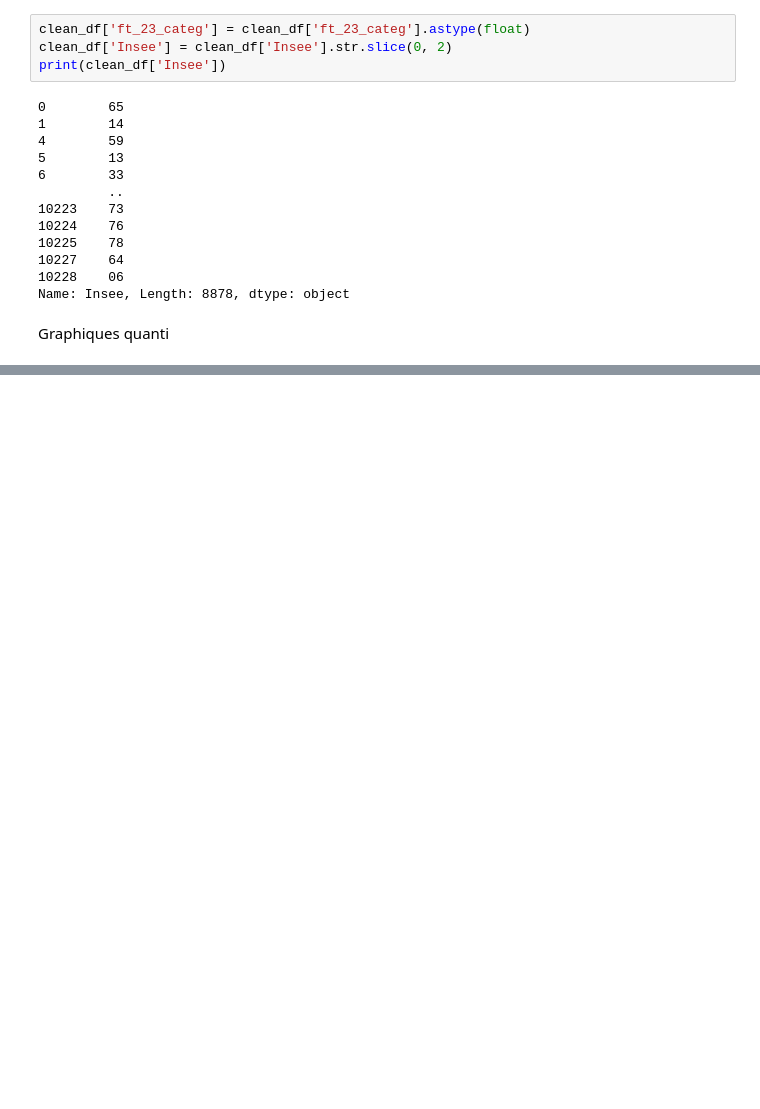
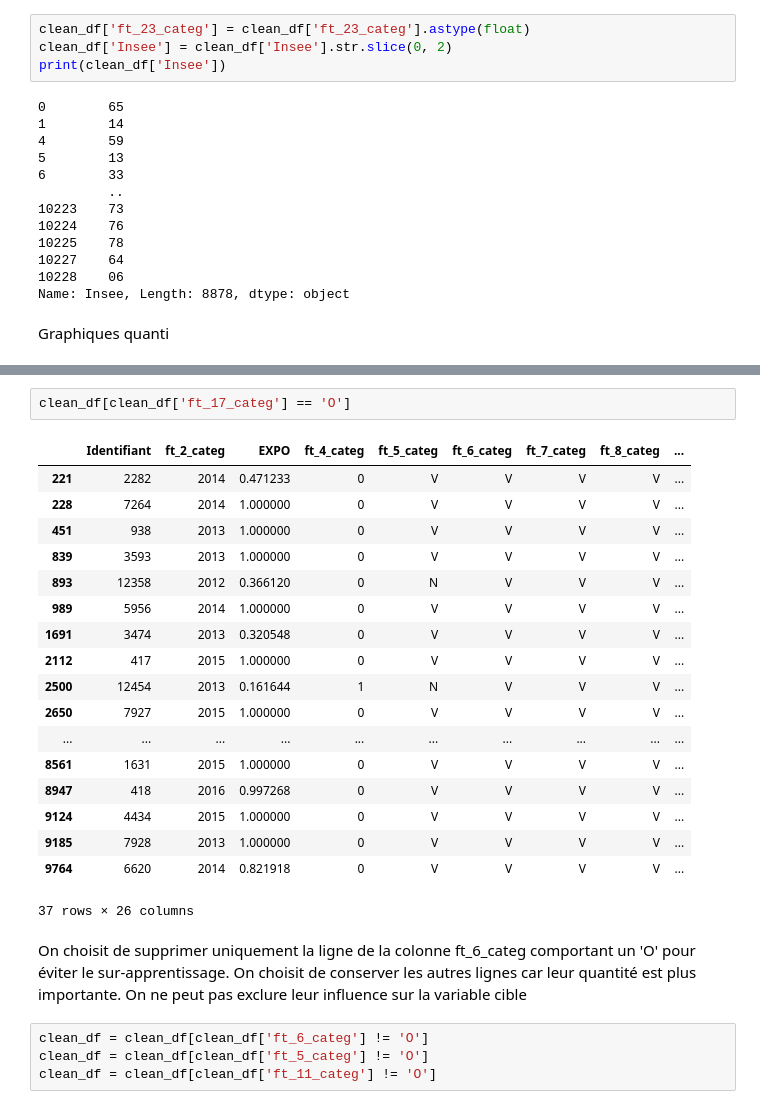
Before and after one commit to cosquerke/ing-nierie_data, a Jupyter notebook: projet_inge_data.ipynb, the cells around one changed output, grey strips where cells are left out. Drawn from its saved outputs; the diff is of its cells as text; blank space fills up the shorter version.

```diff
--- a/projet_inge_data.ipynb
+++ b/projet_inge_data.ipynb
@@ -241,0 +338,27 @@ for col in clean_df.select_dtypes('object'):
+# %%
+clean_df[clean_df['ft_17_categ'] == 'O']
+# %% [output]
+|  | Identifiant | ft_2_categ | EXPO | ft_4_categ | ft_5_categ | ft_6_categ | ft_7_categ | ft_8_categ | ... |
+| 221 | 2282 | 2014 | 0.471233 | 0 | V | V | V | V | ... |
+| 228 | 7264 | 2014 | 1.000000 | 0 | V | V | V | V | ... |
+| 451 | 938 | 2013 | 1.000000 | 0 | V | V | V | V | ... |
+| 839 | 3593 | 2013 | 1.000000 | 0 | V | V | V | V | ... |
+| 893 | 12358 | 2012 | 0.366120 | 0 | N | V | V | V | ... |
+| 989 | 5956 | 2014 | 1.000000 | 0 | V | V | V | V | ... |
+| 1691 | 3474 | 2013 | 0.320548 | 0 | V | V | V | V | ... |
+| 2112 | 417 | 2015 | 1.000000 | 0 | V | V | V | V | ... |
+| 2500 | 12454 | 2013 | 0.161644 | 1 | N | V | V | V | ... |
+| 2650 | 7927 | 2015 | 1.000000 | 0 | V | V | V | V | ... |
+| ... | ... | ... | ... | ... | ... | ... | ... | ... | ... |
+| 8561 | 1631 | 2015 | 1.000000 | 0 | V | V | V | V | ... |
+| 8947 | 418 | 2016 | 0.997268 | 0 | V | V | V | V | ... |
+| 9124 | 4434 | 2015 | 1.000000 | 0 | V | V | V | V | ... |
+| 9185 | 7928 | 2013 | 1.000000 | 0 | V | V | V | V | ... |
+| 9764 | 6620 | 2014 | 0.821918 | 0 | V | V | V | V | ... |
+37 rows × 26 columns
+# %% [markdown]
+On choisit de supprimer uniquement la ligne de la colonne ft_6_categ comportant un 'O' pour éviter le sur-apprentissage. On choisit de conserver les autres lignes car leur quantité est plus importante. On ne peut pas exclure leur influence sur la variable cible
+# %%
+clean_df = clean_df[clean_df['ft_6_categ'] != 'O']
+clean_df = clean_df[clean_df['ft_5_categ'] != 'O']
+clean_df = clean_df[clean_df['ft_11_categ'] != 'O']
```
Also changed, not shown: parts of 46 cells of this notebook.
